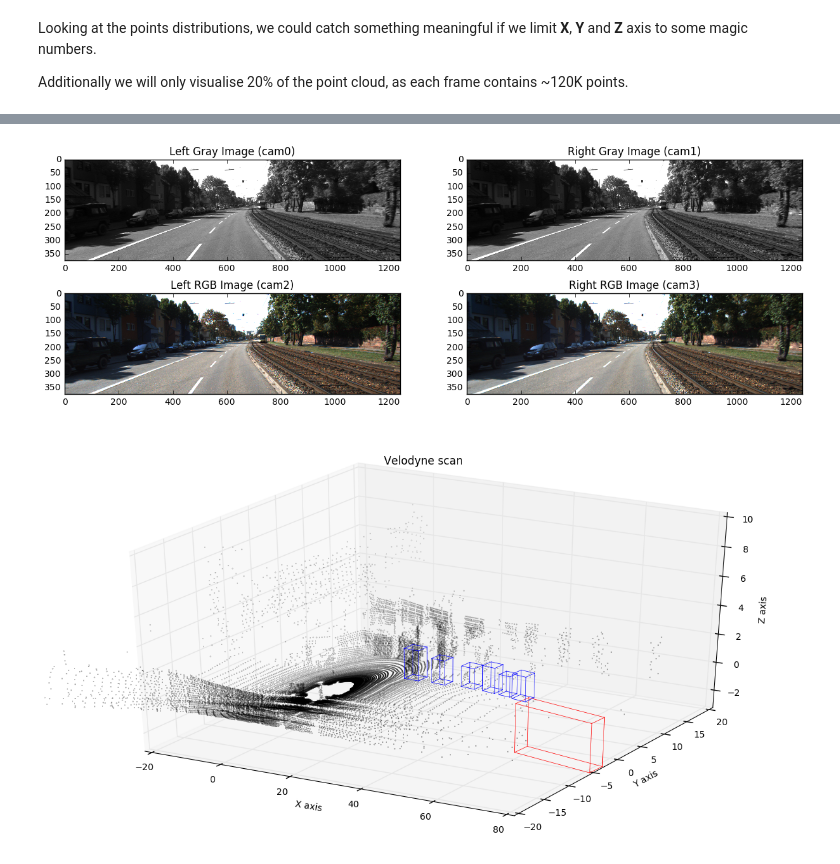
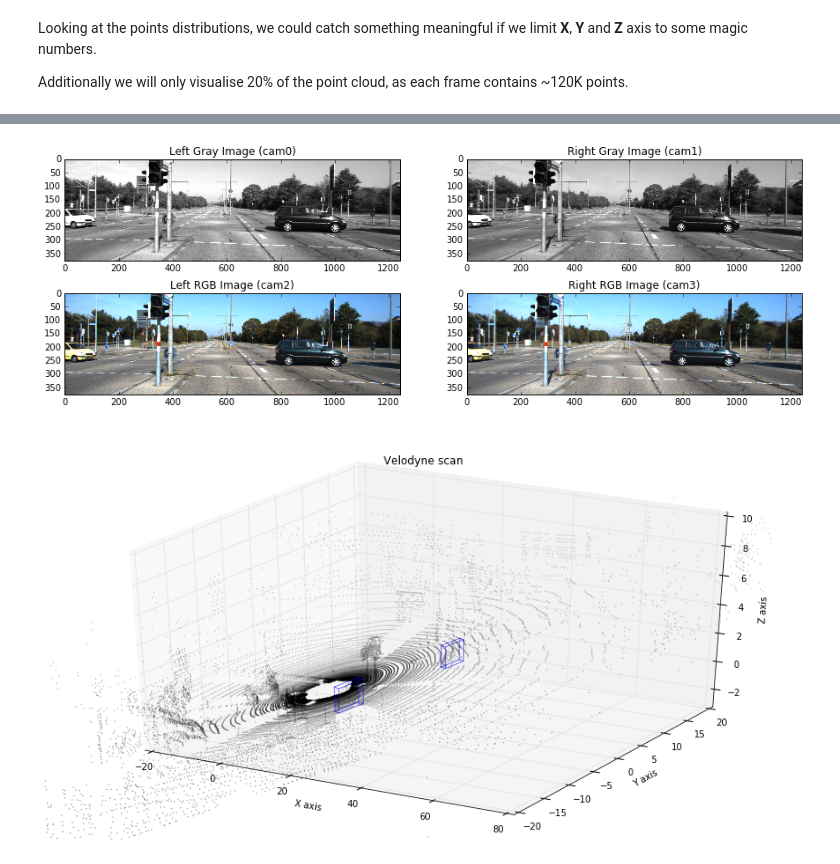
Before and after one commit to alexstaravoitau/KITTI-Dataset, a Jupyter notebook: kitti-dataset.ipynb, the cells around one changed output, grey strips where cells are left out. Cells and saved outputs as stored; diff of their text form; code cells hidden in the pictures.

Commit message:
Fixing data fetch mechanisim issues in original notebook due to pykitti changes. Now the notebook works fine.

```diff
--- a/kitti-dataset.ipynb
+++ b/kitti-dataset.ipynb
@@ -108,7 +110,9 @@ Load the dataset downloaded from [KITTI website](http://www.cvlibs.net/datasets/
 * **Labels**: 12 Cars, 0 Vans, 0 Trucks, 0 Pedestrians, 0 Sitters, 2 Cyclists, 1 Trams, 0 Misc
 # %%
 date = '2011_09_26'
-drive = '0001'
-dataset = load_dataset(date, drive)
-tracklet_rects, tracklet_types = load_tracklets_for_frames(len(dataset.velo), 'data/{}/{}_drive_{}_sync/tracklet_labels.xml'.format(date, date, drive))
+drive = '0017'
+dataset = load_dataset(date, drive, frame_range=[0,1,2])
+velo_generator = dataset.velo
+velo = next(velo_generator)
+tracklet_rects, tracklet_types = load_tracklets_for_frames(len(velo), 'data/{}/{}_drive_{}_sync/tracklet_labels.xml'.format(date, date, drive))
 # %% [output]
@@ -186,24 +176,27 @@ def display_frame_statistics(dataset, tracklet_rects, tracklet_types, frame, poi
     frame           : Absolute number of the frame.
     points          : Fraction of lidar points to use. Defaults to `0.2`, e.g. 20%.
     """
+    gray = list(dataset.gray)
+    rgb = list(dataset.rgb)
+    velo = list(dataset.velo)
 
     print('Frame timestamp: ' + str(dataset.timestamps[frame]))
     # Draw camera data
     f, ax = plt.subplots(2, 2, figsize=(15, 5))
-    ax[0, 0].imshow(dataset.gray[frame].left, cmap='gray')
+    ax[0, 0].imshow(gray[frame][0], cmap='gray') # Left gray image
     ax[0, 0].set_title('Left Gray Image (cam0)')
-    ax[0, 1].imshow(dataset.gray[frame].right, cmap='gray')
+    ax[0, 1].imshow(gray[frame][1], cmap='gray') # Right gray image
     ax[0, 1].set_title('Right Gray Image (cam1)')
-    ax[1, 0].imshow(dataset.rgb[frame].left)
+    ax[1, 0].imshow(rgb[frame][0])
     ax[1, 0].set_title('Left RGB Image (cam2)')
-    ax[1, 1].imshow(dataset.rgb[frame].right)
+    ax[1, 1].imshow(rgb[frame][1])
     ax[1, 1].set_title('Right RGB Image (cam3)')
     plt.show()
 
     points_step = int(1. / points)
     point_size = 0.01 * (1. / points)
-    velo_range = range(0, dataset.velo[frame].shape[0], points_step)
-    velo_frame = dataset.velo[frame][velo_range, :]
+    velo_range = range(0, velo[frame].shape[0], points_step)
+    velo_frame = velo[frame][velo_range, :]
     def draw_point_cloud(ax, title, axes=[0, 1, 2]):
         """
         Convenient method for drawing various point cloud projections as a part of frame statistics.
@@ -248,7 +241,7 @@ def display_frame_statistics(dataset, tracklet_rects, tracklet_types, frame, poi
     )
     plt.show()
 # %%
-frame = 10
+frame = 1
 
 display_frame_statistics(dataset, tracklet_rects, tracklet_types, frame)
 # %% [output]
@@ -256,2 +249,2 @@ Frame timestamp: 2011-09-26 13:02:27.004432
-[figure, old version]
+[figure, new version]
-[figure, old version]
+[figure, new version]
```
Also changed, not shown: parts of 5 cells of this notebook.
